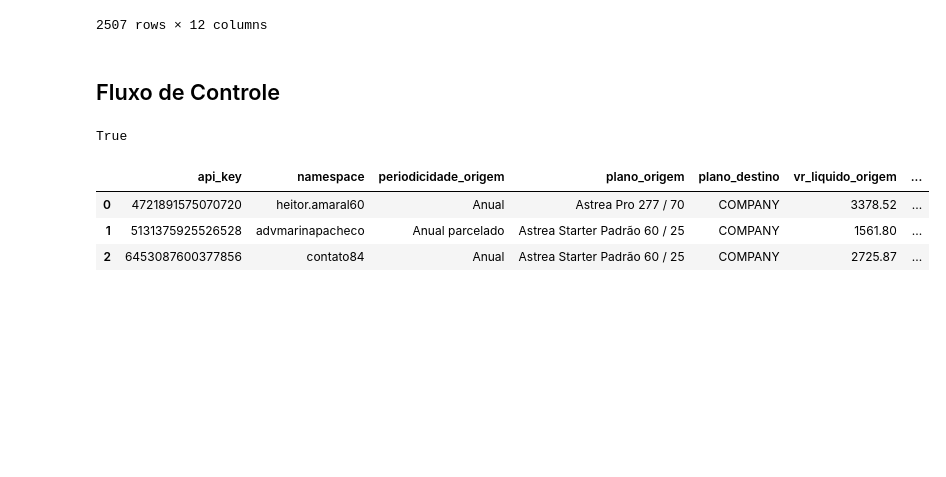
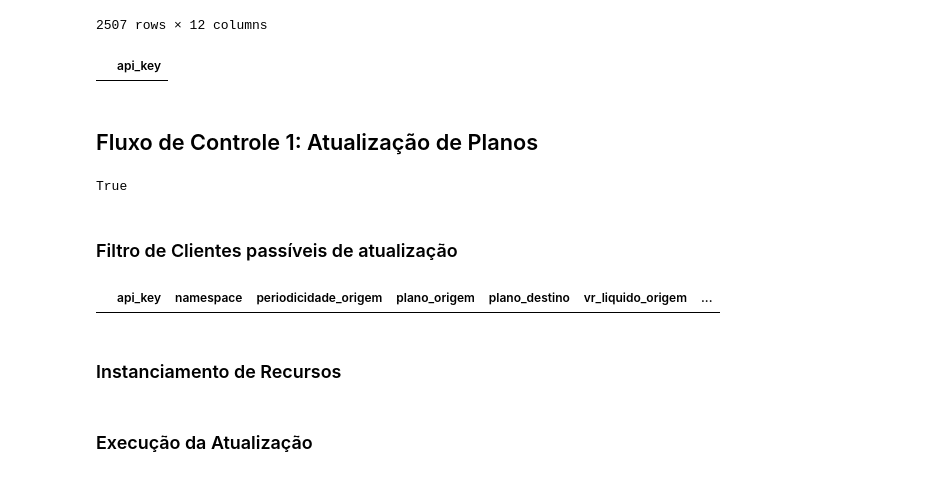
Before and after one commit to strangercacaus/customer_health_score_modelling, a Jupyter notebook: deepnote/ETL_-_Virada_de_Planos_(082023)/Script Principal - Homolog.ipynb, the cells around one changed output. Saved outputs shown, nothing was run; the diff lists cells and outputs as text; code cells hidden in the pictures; blank space fills up the shorter version.

```diff
--- a/deepnote/ETL_-_Virada_de_Planos_(082023)/Script Principal - Homolog.ipynb
+++ b/deepnote/ETL_-_Virada_de_Planos_(082023)/Script Principal - Homolog.ipynb
@@ -183,18 +228,22 @@ df_clientes
 | 2505 | 6098603280302080 | joaovitor24 | Anual parcelado | Astrea Pro 277 / 70 | COMPANY | 4000.00 | ... |
 | 2506 | 6249203740573696 | mariana5 | Anual | Astrea Pro 277 / 70 | COMPANY | 1107.00 | ... |
 2507 rows × 12 columns
+# %%
+df_notified_tenants = _deepnote_execute_sql('select api_key from cx_data.virada_planos_notified_customers', 'SQL_EB56FC30_B625_4AA0_83D2_B8F22F562A50', audit_sql_comment='', sql_cache_mode='cache_disabled')
+df_notified_tenants
+# %% [output]
+|  | api_key |
 # %% [markdown]
-## Fluxo de Controle
+## Fluxo de Controle 1: Atualização de Planos
 # %%
 control_flow_begin = int(time.time())
 slack_notify(f'Virada de Planos - {version}','Info','Base de Clientes extraída, filtrando clientes para atualização')
 # %% [output]
 True
+# %% [markdown]
+### Filtro de Clientes passíveis de atualização
 # %%
-df_clientes_execucao = _deepnote_execute_sql('select * from df_clientes\nwhere  (periodicidade_origem like \'%Anual%\' \n    or (periodicidade_origem like \'%Mensal%\'\n        and parcela_dt_proxima::date >= \'2023-10-05\'::date))\nlimit 3', 'SQL_DEEPNOTE_DATAFRAME_SQL', audit_sql_comment='', sql_cache_mode='cache_disabled')
+df_clientes_execucao = _deepnote_execute_sql('select * from df_clientes\nwhere  (periodicidade_origem like \'%Anual%\' \n    or (periodicidade_origem like \'%Mensal%\'\n        and parcela_dt_proxima::date >= \'2023-10-05\'::date))\nand api_key in (select api_key from df_notified_tenants)\nand dias_ate_renovacao = 30', 'SQL_DEEPNOTE_DATAFRAME_SQL', audit_sql_comment='', sql_cache_mode='cache_disabled')
 df_clientes_execucao
 # %% [output]
 |  | api_key | namespace | periodicidade_origem | plano_origem | plano_destino | vr_liquido_origem | ... |
-| 0 | 4721891575070720 | heitor.amaral60 | Anual | Astrea Pro 277 / 70 | COMPANY | 3378.52 | ... |
-| 1 | 5131375925526528 | advmarinapacheco | Anual parcelado | Astrea Starter Padrão 60 / 25 | COMPANY | 1561.80 | ... |
-| 2 | 6453087600377856 | contato84 | Anual | Astrea Starter Padrão 60 / 25 | COMPANY | 2725.87 | ... |
@@ -201,3 +252,5 @@ df_clientes_execucao
+# %% [markdown]
+### Instanciamento de Recursos
 # %%
 # Instanciando API do Astrea
 apiastrea = AstreaPlanApi(auth = os.environ[f"ASTREAV2_{keyversion}_AUTH"])
@@ -207,3 +269,5 @@ apiintercom = IntercomAPI(auth = os.environ["INTERCOM_AUTH"])
+# %% [markdown]
+### Execução da Atualização
 # %%
 clientes_exec = len(df_clientes_execucao)
 
```
Also changed, not shown: parts of 12 cells of this notebook.
